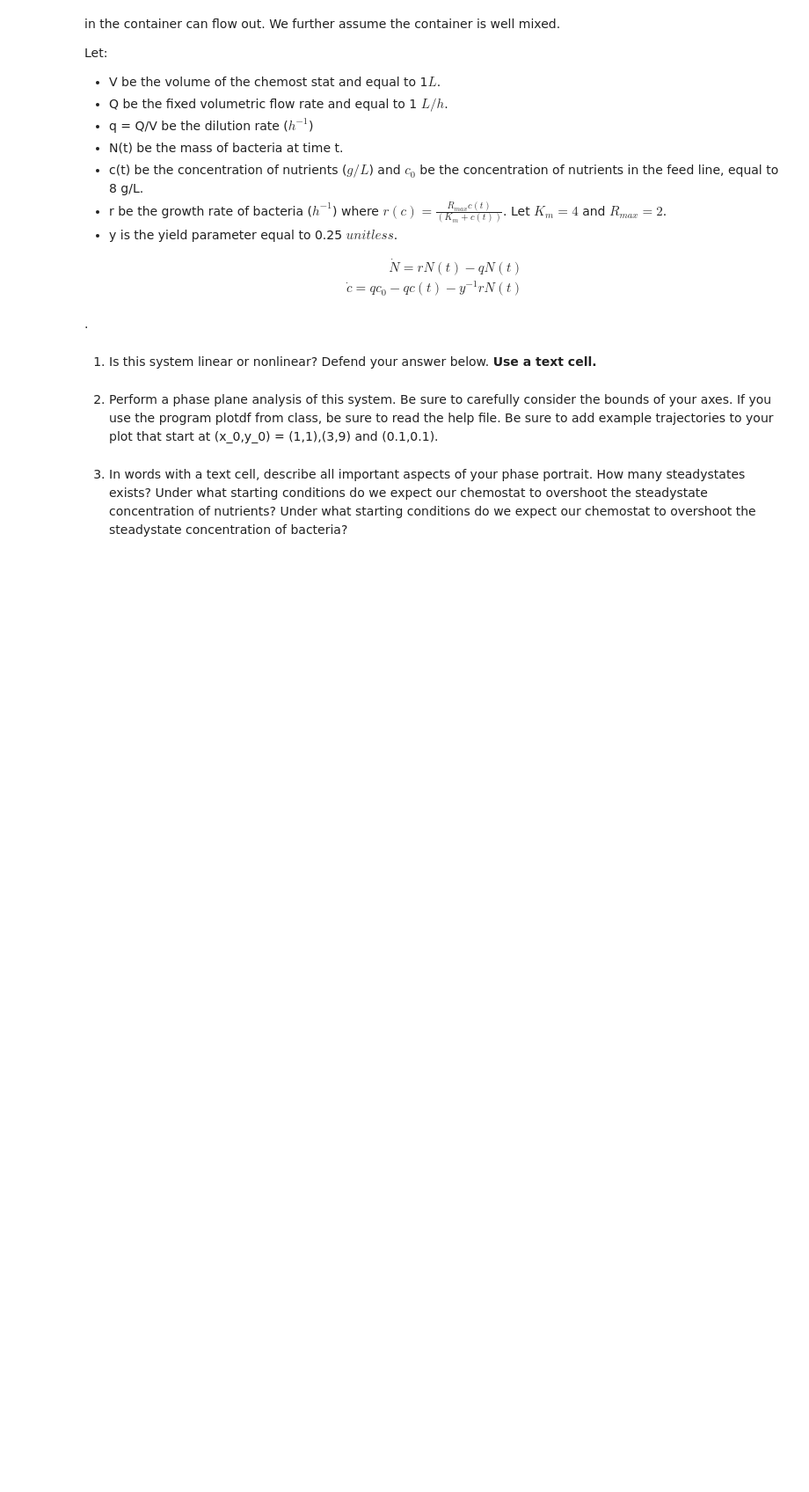
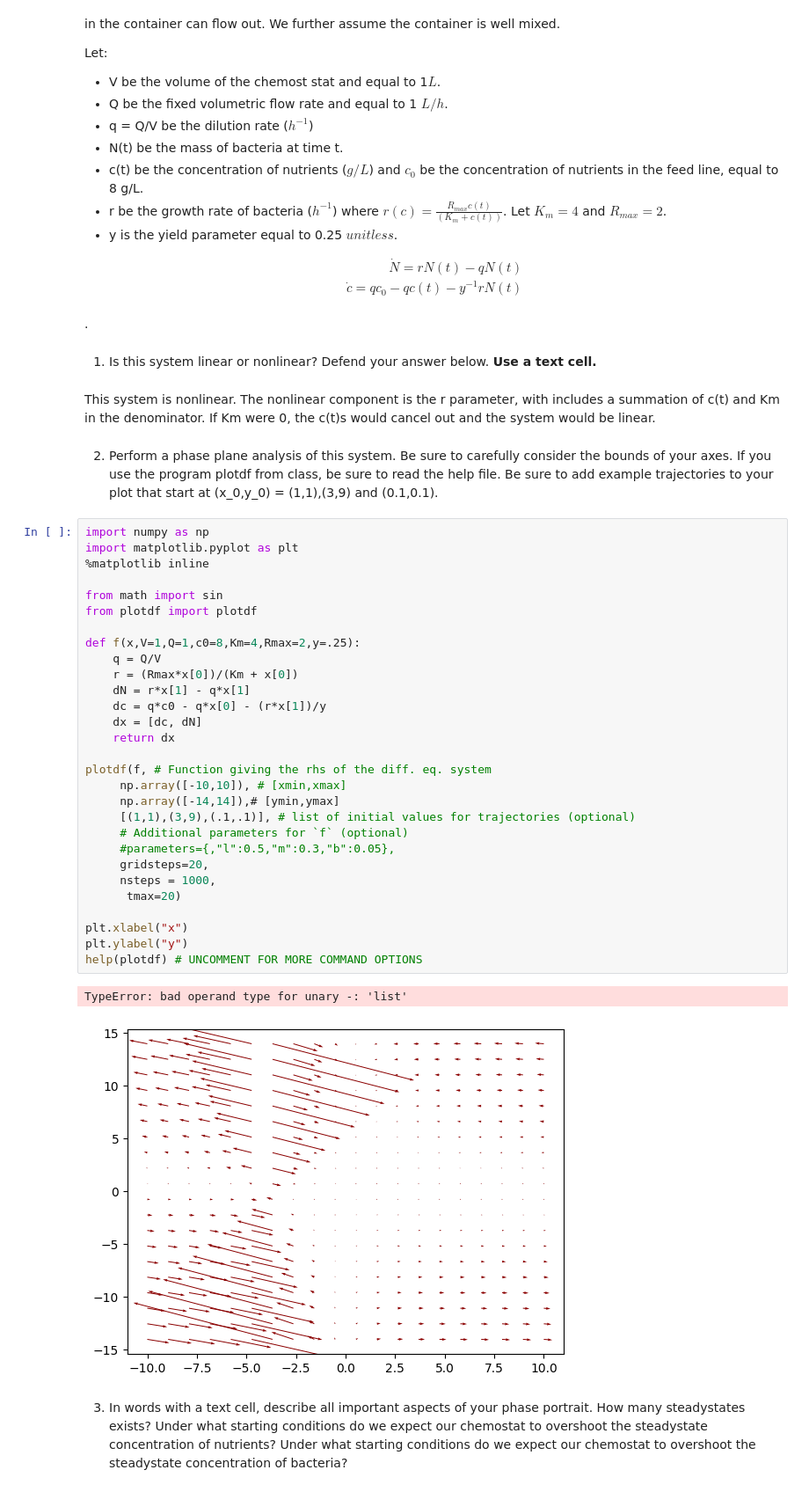
Before and after one commit to mdsnbutler/ChE_2410-Public-Repo, a Jupyter notebook: Homework/Homework 8 Phase Portraits and Cycles.ipynb, the cells around one changed output. Shown at 88% size. Saved outputs shown, nothing was run; the diff lists cells and outputs as text; blank space fills up the shorter version.

```diff
--- a/Homework/Homework 8 Phase Portraits and Cycles.ipynb
+++ b/Homework/Homework 8 Phase Portraits and Cycles.ipynb
@@ -27,8 +27,42 @@ Let:
 .
 # %% [markdown]
 1. Is this system linear or nonlinear? Defend your answer below. **Use a text cell.**
+# %% [markdown]
+This system is nonlinear. The nonlinear component is the r parameter, with includes a summation of c(t) and Km in the denominator. If Km were 0, the c(t)s would cancel out and the system would be linear.
 # %% [markdown]
 2. Perform a phase plane analysis of this system. Be sure to carefully consider the bounds of your axes. If you use the program plotdf from class, be sure to read the help file. Be sure to add example trajectories to your plot that start at (x_0,y_0) = (1,1),(3,9) and (0.1,0.1).
+# %%
+import numpy as np
+import matplotlib.pyplot as plt
+%matplotlib inline
+
+from math import sin
+from plotdf import plotdf
+
+def f(x,V=1,Q=1,c0=8,Km=4,Rmax=2,y=.25):
+    q = Q/V
+    r = (Rmax*x[0])/(Km + x[0])
+    dN = r*x[1] - q*x[1]
+    dc = q*c0 - q*x[0] - (r*x[1])/y
+    dx = [dc, dN]
+    return dx
+
+plotdf(f, # Function giving the rhs of the diff. eq. system
+     np.array([-10,10]), # [xmin,xmax]
+     np.array([-14,14]),# [ymin,ymax]
+     [(1,1),(3,9),(.1,.1)], # list of initial values for trajectories (optional)
+     # Additional parameters for `f` (optional)
+     #parameters={,"l":0.5,"m":0.3,"b":0.05},
+     gridsteps=20,
+     nsteps = 1000,
+      tmax=20)
+
+plt.xlabel("x")
+plt.ylabel("y")
+help(plotdf) # UNCOMMENT FOR MORE COMMAND OPTIONS
+# %% [output]
+TypeError: bad operand type for unary -: 'list'
+[figure, added]
 # %% [markdown]
 3. In words with a text cell, describe all important aspects of your phase portrait. How many steadystates exists? Under what starting conditions do we expect our chemostat to overshoot the steadystate concentration of nutrients? Under what starting conditions do we expect our chemostat to overshoot the steadystate concentration of bacteria?
 # %% [markdown]
```
